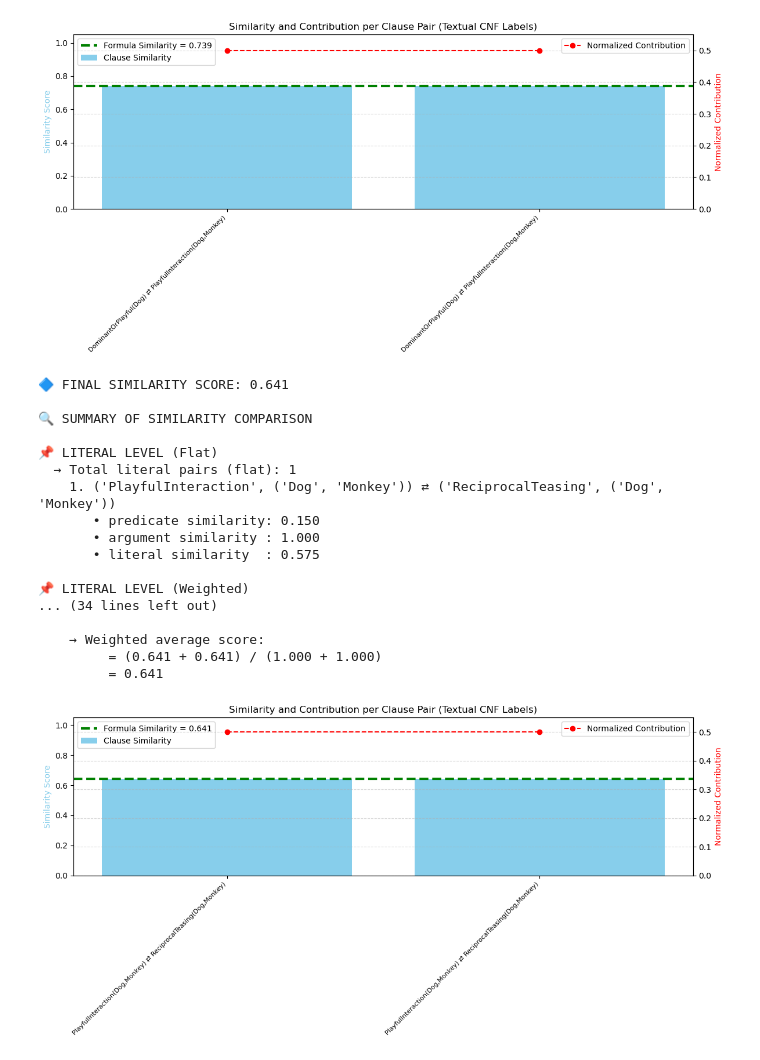
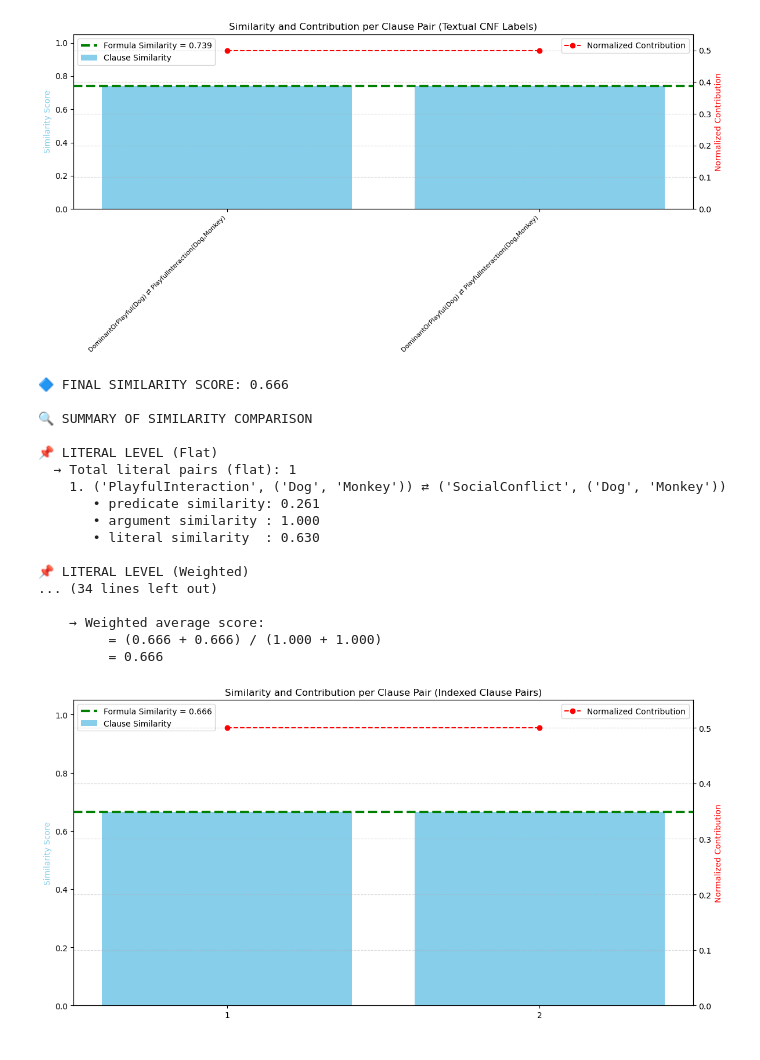
Before and after one commit to Vict0r-David/SimFOL, a Jupyter notebook: SimFOL_structured.ipynb, the cells around one changed output. Drawn from its saved outputs; the diff is of its cells as text; code cells hidden in the pictures.

```diff
--- a/SimFOL_structured.ipynb
+++ b/SimFOL_structured.ipynb
@@ -1209,40 +1204,40 @@ score, summary = simFormulaSet(
     F1=weighted_arg2_vs_arg3_claim["instances"],
     F2=weighted_arg3_vs_arg2_claim["instances"],
     clause_weights1=weighted_arg2_vs_arg3_claim["clause_weights"],
     clause_weights2=weighted_arg3_vs_arg2_claim["clause_weights"],
     predicate_weights1=weighted_arg2_vs_arg3_claim["predicate_weights"],
     predicate_weights2=weighted_arg3_vs_arg2_claim["predicate_weights"],
     constant_weights1=weighted_arg2_vs_arg3_claim["constant_weights"],
     constant_weights2=weighted_arg3_vs_arg2_claim["constant_weights"],
     params=params,
     debug=debug_flags
 )
 
 print(f"\n🔷 FINAL SIMILARITY SCORE: {score:.3f}")
 # --- Affichage du résumé complet ---
 debug_flags["clause_weights1"] = weighted_arg2_vs_arg3_claim["clause_weights"]
 debug_flags["clause_weights2"] = weighted_arg3_vs_arg2_claim["clause_weights"]
 
 summarize_debug_output(summary, debug=debug_flags, top_n=9)
-plot_weighted_clause_contributions(summary, x_labels="text") #x_labels="index"
+plot_weighted_clause_contributions(summary, x_labels="index") #x_labels="text"
 # %% [output]
-🔷 FINAL SIMILARITY SCORE: 0.641
+🔷 FINAL SIMILARITY SCORE: 0.666
 
 🔍 SUMMARY OF SIMILARITY COMPARISON
 
 📌 LITERAL LEVEL (Flat)
   → Total literal pairs (flat): 1
-    1. ('PlayfulInteraction', ('Dog', 'Monkey')) ⇄ ('ReciprocalTeasing', ('Dog', 'Monkey'))
-       • predicate similarity: 0.150
+    1. ('PlayfulInteraction', ('Dog', 'Monkey')) ⇄ ('SocialConflict', ('Dog', 'Monkey'))
+       • predicate similarity: 0.261
        • argument similarity : 1.000
-       • literal similarity  : 0.575
+       • literal similarity  : 0.630
 
 📌 LITERAL LEVEL (Weighted)
 ... (34 lines left out)
 
     → Weighted average score:
-         = (0.641 + 0.641) / (1.000 + 1.000)
-         = 0.641
+         = (0.666 + 0.666) / (1.000 + 1.000)
+         = 0.666
-[figure, old version]
+[figure, new version]
 # %% [markdown]
 ## Evaluations of the Arguments (1,2) vs (2,3)
```
Also changed, not shown: parts of 4 cells of this notebook.
